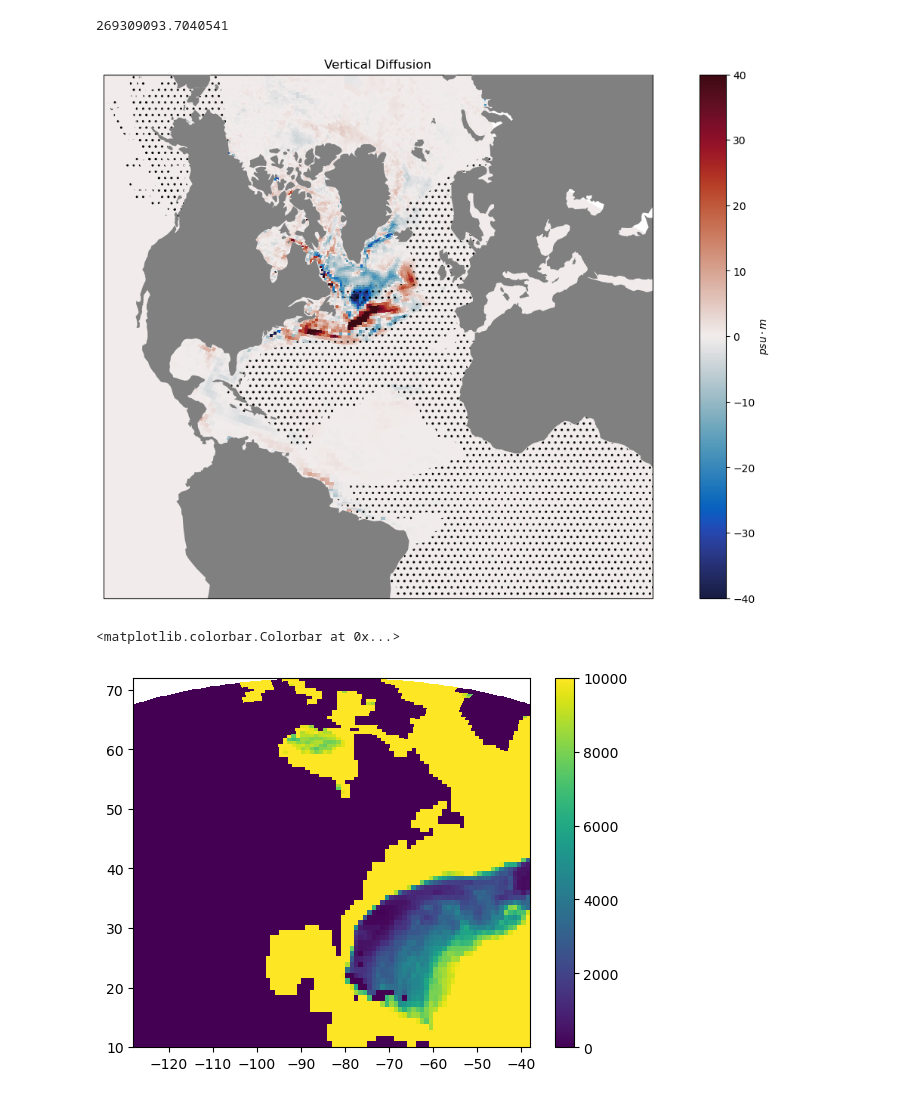
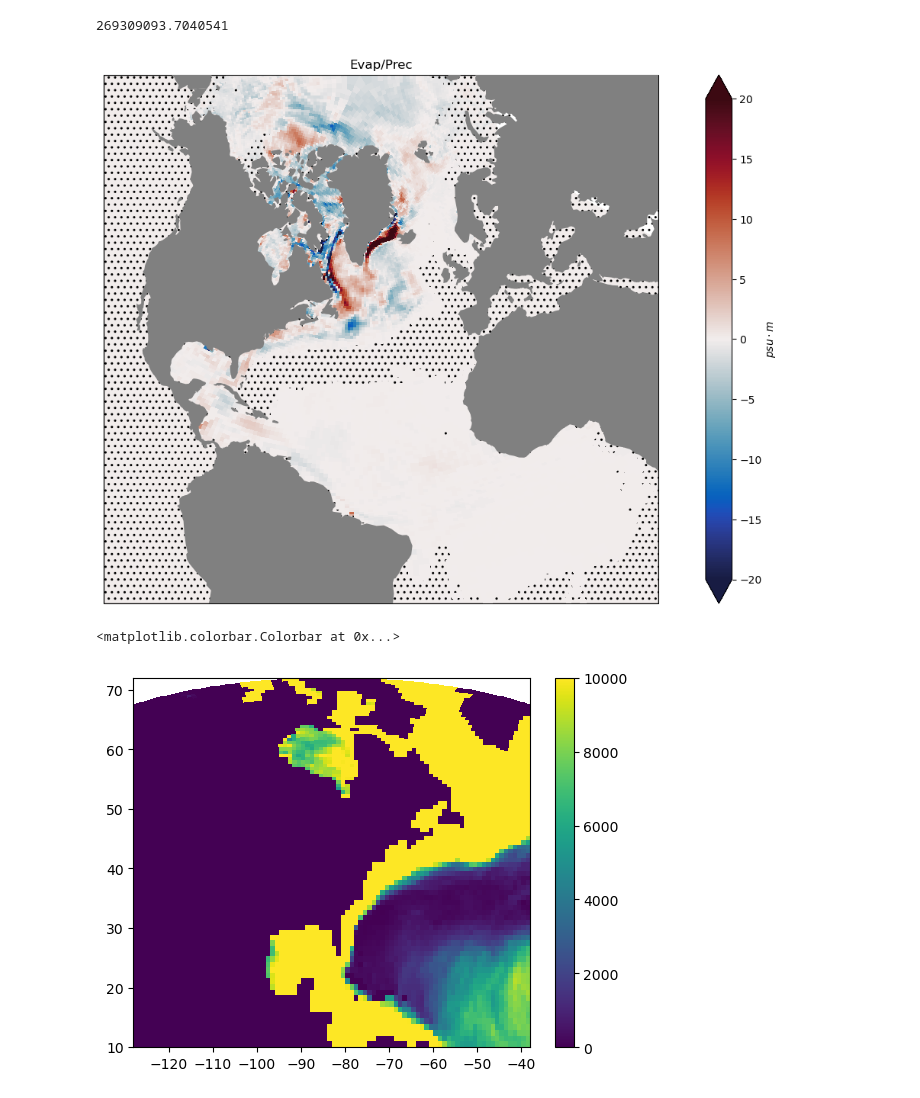
Before and after one commit to MaceKuailv/lagrangian_budget_plot, a Jupyter notebook: contribution_map.ipynb, the cells around one changed output. Cells and saved outputs as stored; diff of their text form; code cells hidden in the pictures.

```diff
--- a/contribution_map.ipynb
+++ b/contribution_map.ipynb
@@ -55,0 +58,5 @@ xg[7][discontinue_face_7 ]+=360
+# %%
+for face in [6,7]:
+
+    discontinue_face = xg[fc]<0
+    xg[fc][discontinue_face]+=360
@@ -56,6 +73,6 @@ xg[7][discontinue_face_7 ]+=360
 # %%
 vmax = 30
-def plot2d(sp,vmax = vmax,title = False, hash_type = 'wholedepth'):
+def plot2d(sp,vmax = vmax,title = False, hash_type = 'wholedepth',save_as  =False):
     plt.figure(figsize = (16,9))
     ax = plt.axes(projection = projection)
     extent = (-95, 15, -10, 90)
@@ -73,30 +90,37 @@ def plot2d(sp,vmax = vmax,title = False, hash_type = 'wholedepth'):
         ct = maps['count'].sum(axis = 0)/2
     else:
         ct = maps['count'][0]/2
-    condition = ~np.logical_and(0<ct, ct<5e3)
-    zm = np.ma.masked_where(condition,ct)
+    condition = np.logical_and(True, ct<1e3)
     to_plot = sp*VOLUME_EACH/ecco_grid.rA
+    zm = np.ma.masked_where(condition,to_plot)
     for i in [1,2,6,7,10,11]:
         p2 = ax.pcolormesh(xg[i] ,yg[i] ,to_plot[i] ,vmax = vmax,vmin = -vmax,cmap = balance, transform = ccrs.PlateCarree())
-    for i in [1,2,7,10,11]:
-        plt.pcolor(xg[i],yg[i],zm[i], hatch='..', alpha=0.,transform = ccrs.PlateCarree(),zorder = 10)
+    xlim = ax.get_xlim()
+    ylim = ax.get_ylim()
+    ax.add_patch(Rectangle((xlim[0], ylim[0]), xlim[1]-xlim[0], ylim[1]-ylim[0], fill=False, hatch='..'))
+    for i in [1,2,6,7,10,11]:
+        p2 = ax.pcolormesh(xg[i] ,yg[i] ,zm[i] ,vmax = vmax,vmin = -vmax,cmap = balance, transform = ccrs.PlateCarree())
+    # for i in [7]:
+    #     plt.pcolor(xg[i],yg[i],zm[i], hatch='..', alpha=0.,transform = ccrs.PlateCarree(),zorder = 10)
     # p2 = ax.pcolormesh(xc[1] ,yc[1] ,to_plot[1] ,vmax = vmax,vmin = -vmax,cmap = balance, transform = ccrs.PlateCarree())
     # p6 = ax.pcolormesh(xc[6] ,yc[6] ,to_plot[6] ,vmax = vmax,vmin = -vmax,cmap = balance, transform = ccrs.PlateCarree())
     # p7 = ax.pcolormesh(xc[7] ,yc[7] ,to_plot[7] ,vmax = vmax,vmin = -vmax,cmap = balance, transform = ccrs.PlateCarree())
     # p10 =ax.pcolormesh(xc[10],yc[10],to_plot[10],vmax = vmax,vmin = -vmax,cmap = balance, transform = ccrs.PlateCarree())
     # p11 =ax.pcolormesh(xc[11],yc[11],to_plot[11],vmax = vmax,vmin = -vmax,cmap = balance, transform = ccrs.PlateCarree())
     ax.add_feature(cfeature.LAND, zorder=10, facecolor='grey')
-    plt.colorbar(p2, label = r'$psu\cdot m$')
+    plt.colorbar(p2, label = r'$psu\cdot m$',extend = 'both')
 
     if title:
         plt.title(title)
+    if save_as:
+        plt.savefig(saveas)
     # plt.show()
 # %%
 VOLUME_EACH
 # %% [output]
 269309093.7040541
 # %%
-var = 'dif_v'
-plot2d(-maps[var].sum(dim = 'Z'),vmax = 40,title = term_dic[var],hash_type = 'surface')
+var = 'F'
+plot2d(-maps[var].sum(dim = 'Z'),vmax = 20,title = term_dic[var],hash_type = 'surface')
 # %% [output]
-[figure, old version]
+[figure, new version]
@@ -107,4 +129,4 @@ plt.pcolormesh(xg[10],yg[10],ct[10],vmax = 1e4)
 plt.colorbar()
 # %% [output]
 <matplotlib.colorbar.Colorbar at 0x...>
-[figure, old version]
+[figure, new version]
```
Also changed, not shown: parts of 9 cells of this notebook, 4 other files.
